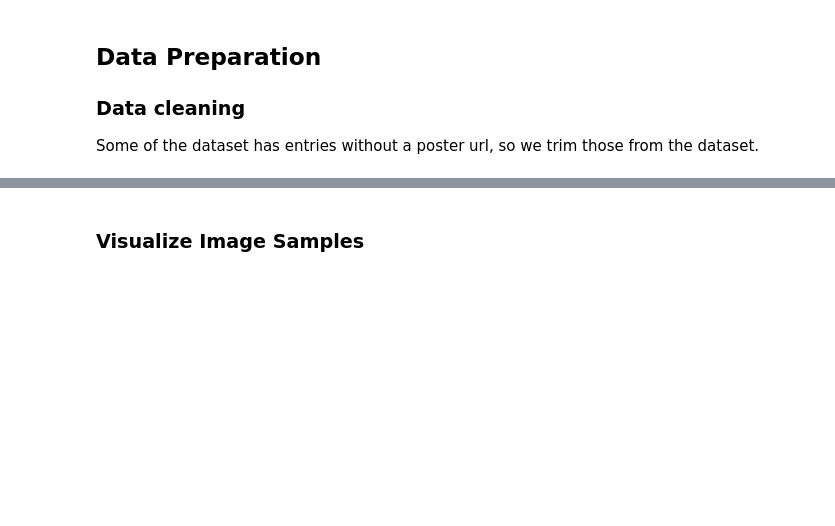
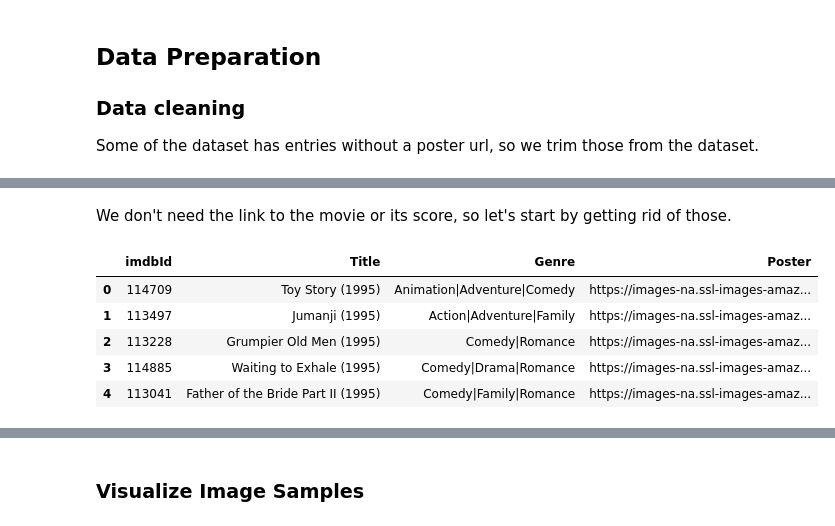
Before and after one commit to Thakugan/machine-learning-notebooks, a Jupyter notebook: 3-exploring-image-data/movie-poster-genre.ipynb, the cells around one changed output, grey strips where cells are left out. Saved outputs shown, nothing was run; the diff lists cells and outputs as text; code cells hidden in the pictures; blank space fills up the shorter version.

```diff
--- a/3-exploring-image-data/movie-poster-genre.ipynb
+++ b/3-exploring-image-data/movie-poster-genre.ipynb
@@ -71,3 +71,18 @@ memory usage: 1008.0+ bytes
 | 2 | 113228 | http://www.imdb.com/title/tt113228 | Grumpier Old Men (1995) | 6.6 | Comedy|Romance | https://images-na.ssl-images-amaz... |
 | 3 | 114885 | http://www.imdb.com/title/tt114885 | Waiting to Exhale (1995) | 5.7 | Comedy|Drama|Romance | https://images-na.ssl-images-amaz... |
 | 4 | 113041 | http://www.imdb.com/title/tt113041 | Father of the Bride Part II (1995) | 5.9 | Comedy|Family|Romance | https://images-na.ssl-images-amaz... |
+# %% [markdown]
+We don't need the link to the movie or its score, so let's start by getting rid of those.
+# %%
+for col in ["Imdb Link", "IMDB Score"]:
+    if col in data:
+        del data[col]
+
+data.head()
+# %% [output]
+|  | imdbId | Title | Genre | Poster |
+| 0 | 114709 | Toy Story (1995) | Animation|Adventure|Comedy | https://images-na.ssl-images-amaz... |
+| 1 | 113497 | Jumanji (1995) | Action|Adventure|Family | https://images-na.ssl-images-amaz... |
+| 2 | 113228 | Grumpier Old Men (1995) | Comedy|Romance | https://images-na.ssl-images-amaz... |
+| 3 | 114885 | Waiting to Exhale (1995) | Comedy|Drama|Romance | https://images-na.ssl-images-amaz... |
+| 4 | 113041 | Father of the Bride Part II (1995) | Comedy|Family|Romance | https://images-na.ssl-images-amaz... |
```
Also changed, not shown: parts of 15 cells of this notebook.
